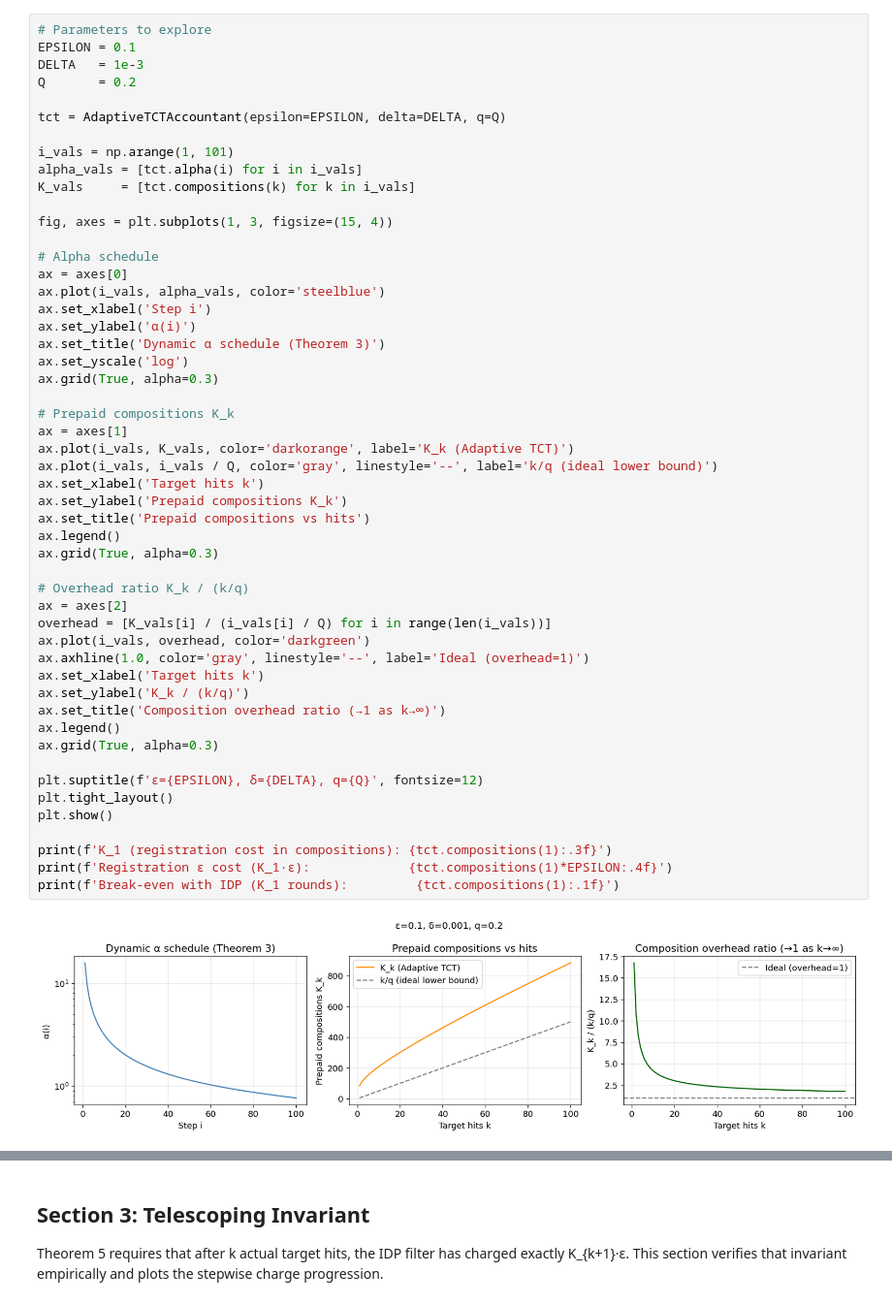
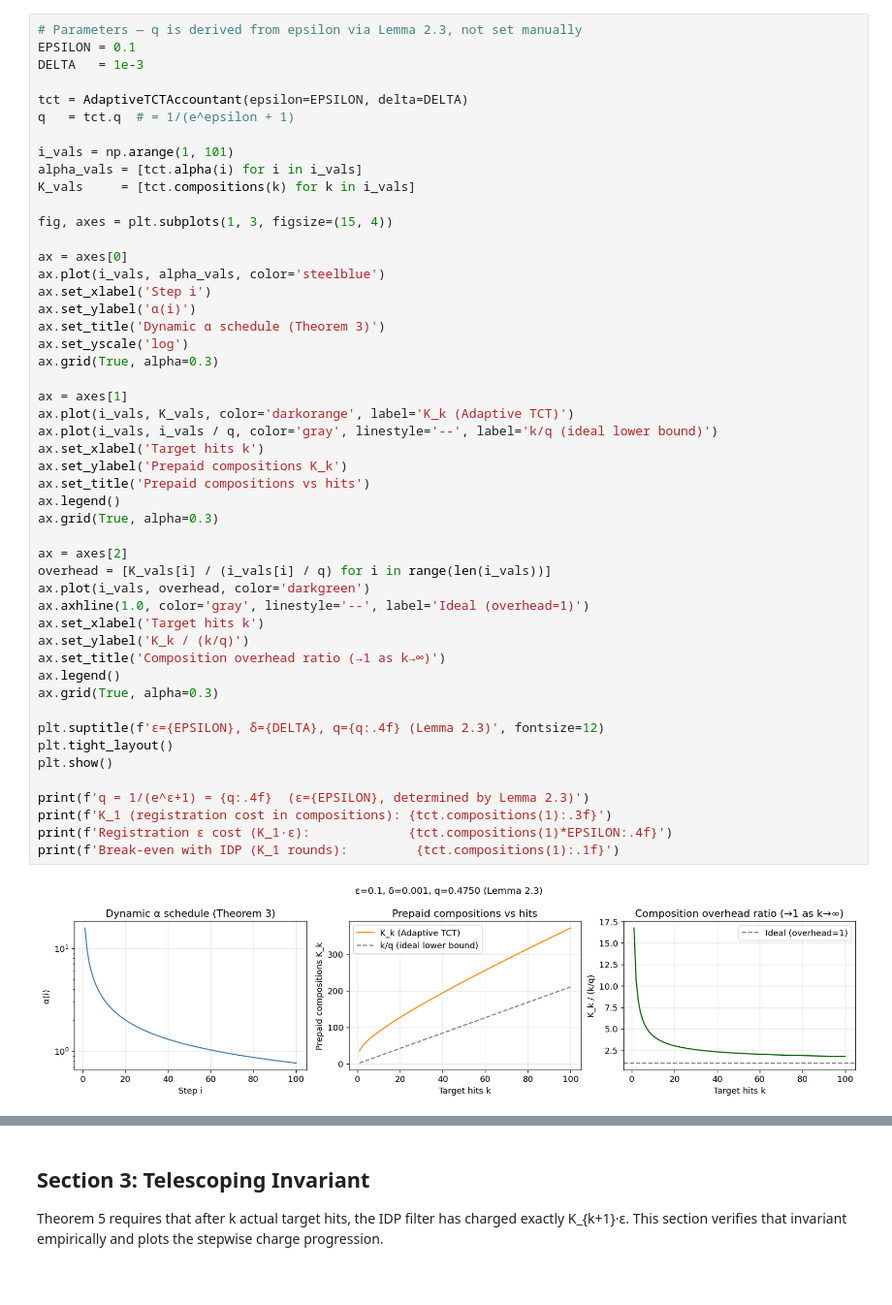
Before and after one commit to arcaulfield/adaptive-act, a Jupyter notebook: notebooks/02_accountant_validation.ipynb, the cells around one changed output, grey strips where cells are left out. Shown at 97% size. Cells and saved outputs as stored; diff of their text form.

```diff
--- a/notebooks/02_accountant_validation.ipynb
+++ b/notebooks/02_accountant_validation.ipynb
@@ -29,10 +69,10 @@ Verify the dynamic alpha schedule (Theorem 3, Zeta-2 allocation) and prepaid com
 # %%
-# Parameters to explore
+# Parameters — q is derived from epsilon via Lemma 2.3, not set manually
 EPSILON = 0.1
 DELTA   = 1e-3
-Q       = 0.2
 
-tct = AdaptiveTCTAccountant(epsilon=EPSILON, delta=DELTA, q=Q)
+tct = AdaptiveTCTAccountant(epsilon=EPSILON, delta=DELTA)
+q   = tct.q  # = 1/(e^epsilon + 1)
 
 i_vals = np.arange(1, 101)
 alpha_vals = [tct.alpha(i) for i in i_vals]
@@ -40,42 +80,40 @@ K_vals     = [tct.compositions(k) for k in i_vals]
 
 fig, axes = plt.subplots(1, 3, figsize=(15, 4))
 
-# Alpha schedule
 ax = axes[0]
 ax.plot(i_vals, alpha_vals, color='steelblue')
 ax.set_xlabel('Step i')
 ax.set_ylabel('α(i)')
 ax.set_title('Dynamic α schedule (Theorem 3)')
 ax.set_yscale('log')
 ax.grid(True, alpha=0.3)
 
-# Prepaid compositions K_k
 ax = axes[1]
 ax.plot(i_vals, K_vals, color='darkorange', label='K_k (Adaptive TCT)')
-ax.plot(i_vals, i_vals / Q, color='gray', linestyle='--', label='k/q (ideal lower bound)')
+ax.plot(i_vals, i_vals / q, color='gray', linestyle='--', label='k/q (ideal lower bound)')
 ax.set_xlabel('Target hits k')
 ax.set_ylabel('Prepaid compositions K_k')
 ax.set_title('Prepaid compositions vs hits')
 ax.legend()
 ax.grid(True, alpha=0.3)
 
-# Overhead ratio K_k / (k/q)
 ax = axes[2]
-overhead = [K_vals[i] / (i_vals[i] / Q) for i in range(len(i_vals))]
+overhead = [K_vals[i] / (i_vals[i] / q) for i in range(len(i_vals))]
 ax.plot(i_vals, overhead, color='darkgreen')
 ax.axhline(1.0, color='gray', linestyle='--', label='Ideal (overhead=1)')
 ax.set_xlabel('Target hits k')
 ax.set_ylabel('K_k / (k/q)')
 ax.set_title('Composition overhead ratio (→1 as k→∞)')
 ax.legend()
 ax.grid(True, alpha=0.3)
 
-plt.suptitle(f'ε={EPSILON}, δ={DELTA}, q={Q}', fontsize=12)
+plt.suptitle(f'ε={EPSILON}, δ={DELTA}, q={q:.4f} (Lemma 2.3)', fontsize=12)
 plt.tight_layout()
 plt.show()
 
+print(f'q = 1/(e^ε+1) = {q:.4f}  (ε={EPSILON}, determined by Lemma 2.3)')
 print(f'K_1 (registration cost in compositions): {tct.compositions(1):.3f}')
 print(f'Registration ε cost (K_1·ε):             {tct.compositions(1)*EPSILON:.4f}')
 print(f'Break-even with IDP (K_1 rounds):         {tct.compositions(1):.1f}')
 # %% [output]
-[figure, old version]
+[figure, new version]
```
Also changed, not shown: parts of 15 cells of this notebook, 5 other files.
